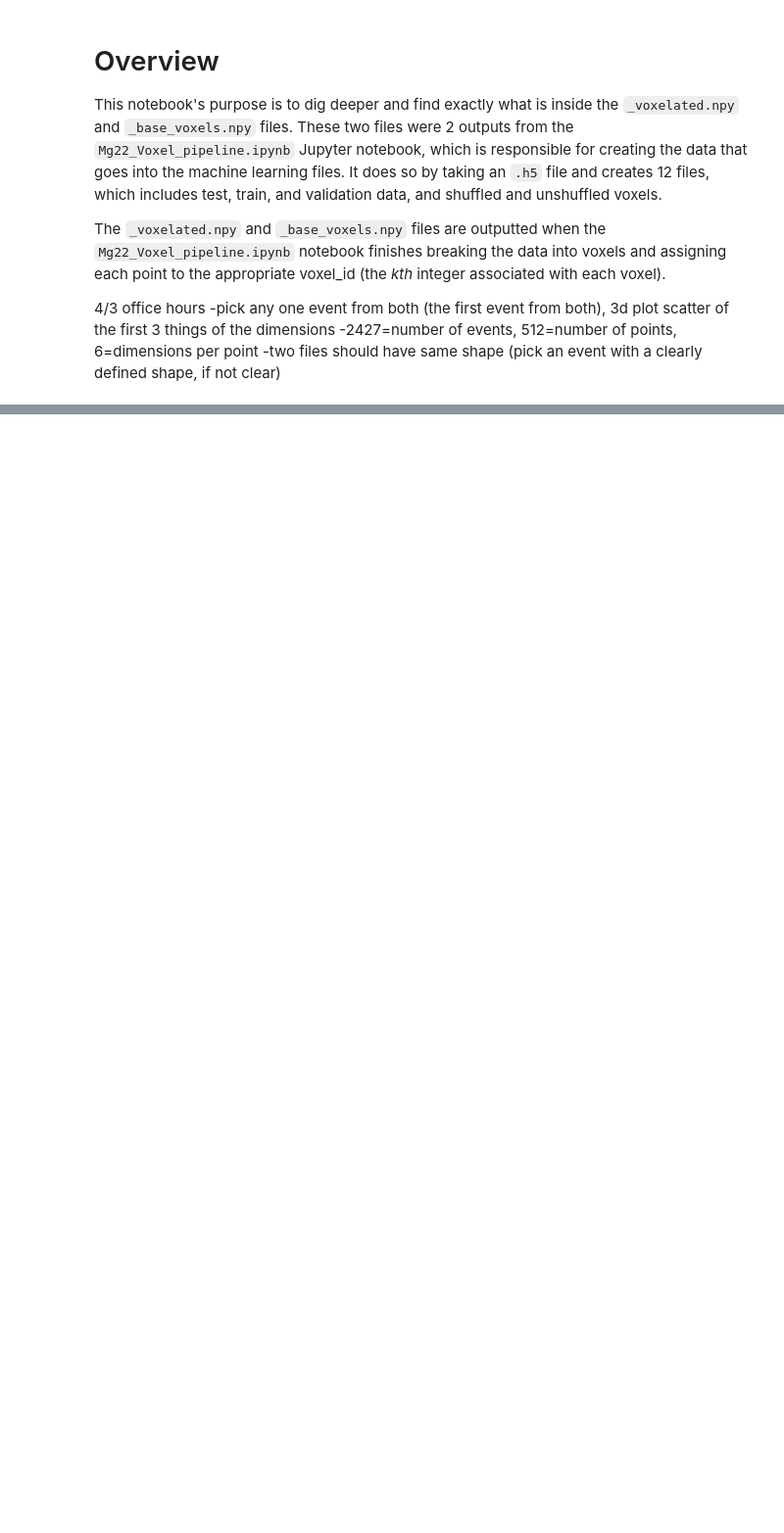
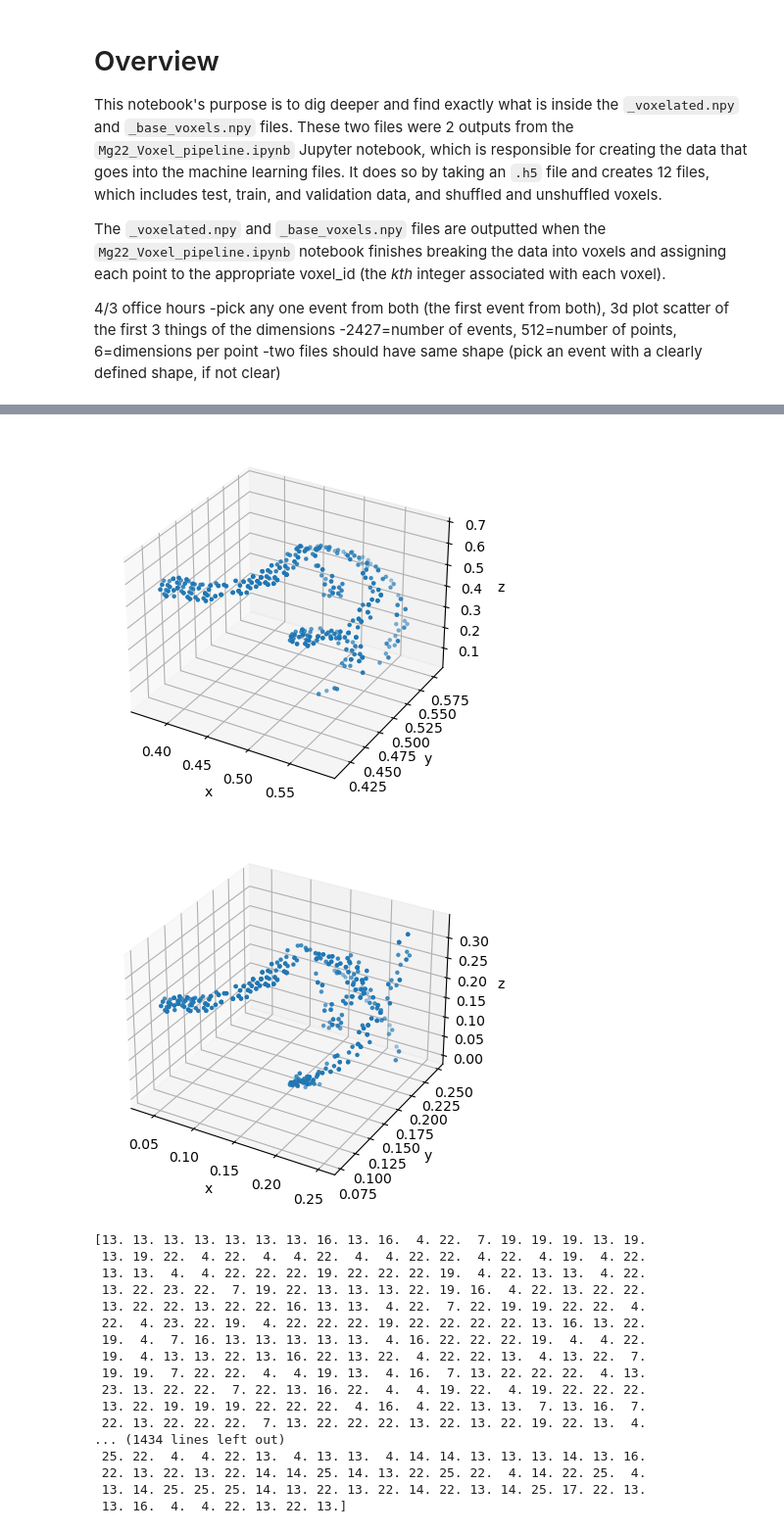
Before and after one commit to alpha-davidson/ATTPCLatent, a Jupyter notebook: voxel-data-exploration.ipynb, the cells around one changed output, grey strips where cells are left out. Shown at 98% size. Drawn from its saved outputs; the diff is of its cells as text; code cells hidden in the pictures; blank space fills up the shorter version.

Commit message:
started to explore voxel_id

```diff
--- a/voxel-data-exploration.ipynb
+++ b/voxel-data-exploration.ipynb
@@ -43,25 +62,67 @@ We can use _matplotlib_ to create a 3D scatterplot of any given event by taking
 # %%
 # Choosing the nth event and splitting the position into three arrays of x, y, z positions
-ev_num = 0     # ev_num, the event number, can range from 0 to 2426
-voxelated_x = voxelated_data[ev_num,:,0]
-voxelated_y = voxelated_data[ev_num,:,1]
-voxelated_z = voxelated_data[ev_num,:,2]
+ev_num = 1234     # ev_num, the event number, can range from 0 to 2426
+voxelated_x = voxelated_data_dim[ev_num,:,0]
+voxelated_y = voxelated_data_dim[ev_num,:,1]
+voxelated_z = voxelated_data_dim[ev_num,:,2]
 
-basevoxels_x = basevoxels_data[ev_num,:,0]
-basevoxels_y = basevoxels_data[ev_num,:,1]
-basevoxels_z = basevoxels_data[ev_num,:,2]
+basevoxels_x = basevoxels_data_dim[ev_num,:,0]
+basevoxels_y = basevoxels_data_dim[ev_num,:,1]
+basevoxels_z = basevoxels_data_dim[ev_num,:,2]
 
 # 3D scatter plot of both data sets
 fig_voxelated = plt.axes(projection='3d')
 fig_voxelated.set_xlabel('x')
 fig_voxelated.set_ylabel('y')
 fig_voxelated.set_zlabel('z')
 fig_voxelated.scatter3D(voxelated_x, voxelated_y, voxelated_z, s=5)      # s changes the size of each point
 plt.show()
 
 fig_basevoxels = plt.axes(projection='3d')
 fig_basevoxels.set_xlabel('x')
 fig_basevoxels.set_ylabel('y')
 fig_basevoxels.set_zlabel('z')
 fig_basevoxels.scatter3D(basevoxels_x, basevoxels_y, basevoxels_z, s=5)
 plt.show()
+
+# Looking at voxel_id
+for i in range(200):
+    if voxelated_x[i] < 1/K:
+        if voxelated_y[i] < 1/K:
+            if voxelated_z[i] < 1/K:
+                print("voxel_id should be 1")
+    elif voxelated_x[i] > 1/K and voxelated_x[i] < 2/K:
+        if voxelated_y[i] < 1/K:
+            if voxelated_z[i] < 1/K:
+                print("voxel_id should be 2")
+    elif voxelated_x[i] < 2/K:
+        if voxelated_y[i] < 1/K:
+            if voxelated_z[i] < 1/K:
+                print("voxel_id should be 3")
+    # print("actual voxel_id is: " + str(voxelated_voxel_id[ev_num,i]))
+    # print("**********************")
+
+for i in range(50):
+    print(voxelated_voxel_id[i])
+
+# print(voxelated_data[ev_num,:4,:])
+# %% [output]
+[figure, added]
+[figure, added]
+[13. 13. 13. 13. 13. 13. 13. 16. 13. 16.  4. 22.  7. 19. 19. 19. 13. 19.
+ 13. 19. 22.  4. 22.  4.  4. 22.  4.  4. 22. 22.  4. 22.  4. 19.  4. 22.
+ 13. 13.  4.  4. 22. 22. 22. 19. 22. 22. 22. 19.  4. 22. 13. 13.  4. 22.
+ 13. 22. 23. 22.  7. 19. 22. 13. 13. 13. 22. 19. 16.  4. 22. 13. 22. 22.
+ 13. 22. 22. 13. 22. 22. 16. 13. 13.  4. 22.  7. 22. 19. 19. 22. 22.  4.
+ 22.  4. 23. 22. 19.  4. 22. 22. 22. 19. 22. 22. 22. 22. 13. 16. 13. 22.
+ 19.  4.  7. 16. 13. 13. 13. 13. 13.  4. 16. 22. 22. 22. 19.  4.  4. 22.
+ 19.  4. 13. 13. 22. 13. 16. 22. 13. 22.  4. 22. 22. 13.  4. 13. 22.  7.
+ 19. 19.  7. 22. 22.  4.  4. 19. 13.  4. 16.  7. 13. 22. 22. 22.  4. 13.
+ 23. 13. 22. 22.  7. 22. 13. 16. 22.  4.  4. 19. 22.  4. 19. 22. 22. 22.
+ 13. 22. 19. 19. 19. 22. 22. 22.  4. 16.  4. 22. 13. 13.  7. 13. 16.  7.
+ 22. 13. 22. 22. 22.  7. 13. 22. 22. 22. 13. 22. 13. 22. 19. 22. 13.  4.
+... (1434 lines left out)
+ 25. 22.  4.  4. 22. 13.  4. 13. 13.  4. 14. 14. 13. 13. 13. 14. 13. 16.
+ 22. 13. 22. 13. 22. 14. 14. 25. 14. 13. 22. 25. 22.  4. 14. 22. 25.  4.
+ 13. 14. 25. 25. 25. 14. 13. 22. 13. 22. 14. 22. 13. 14. 25. 17. 22. 13.
+ 13. 16.  4.  4. 22. 13. 22. 13.]
```
Also changed, not shown: parts of 4 cells of this notebook.
